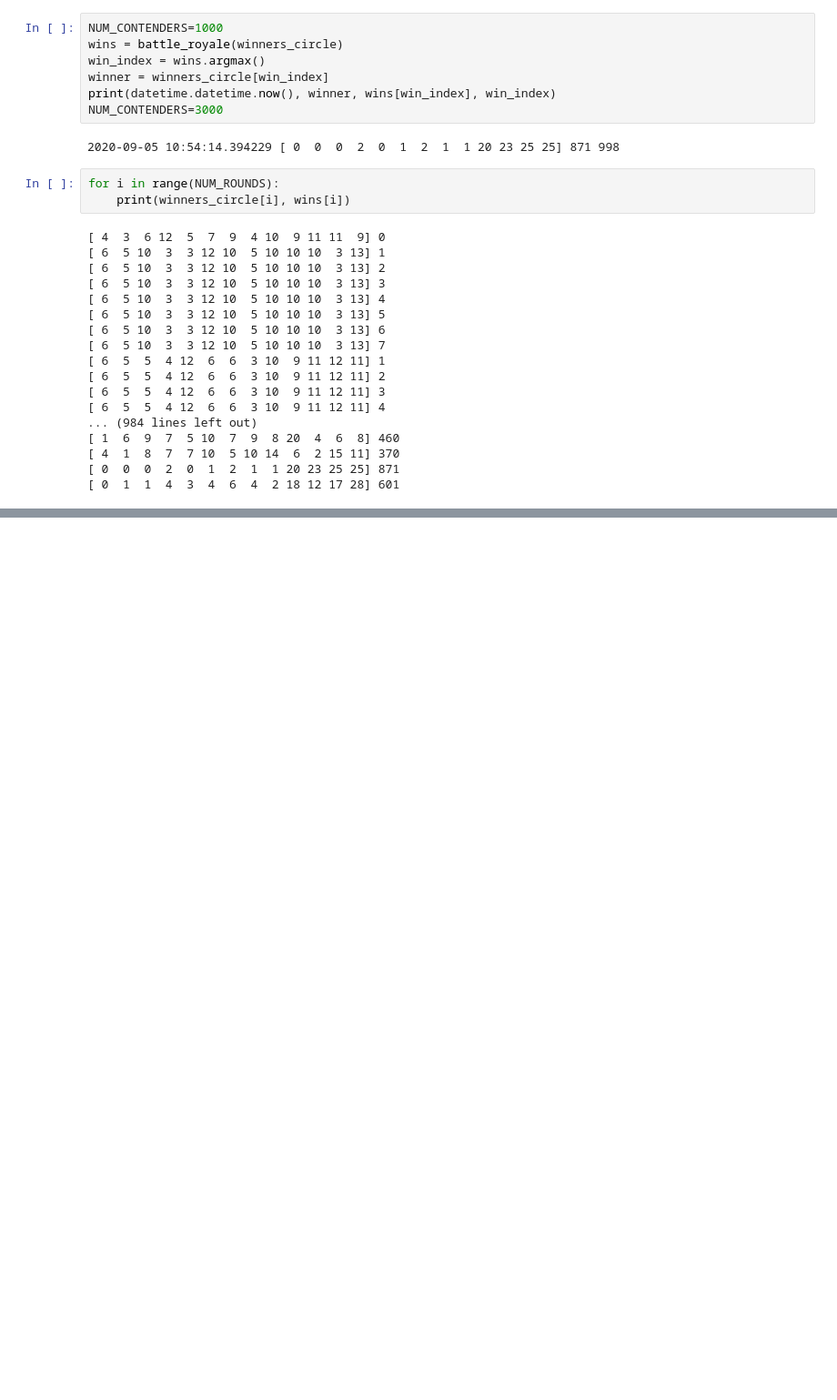
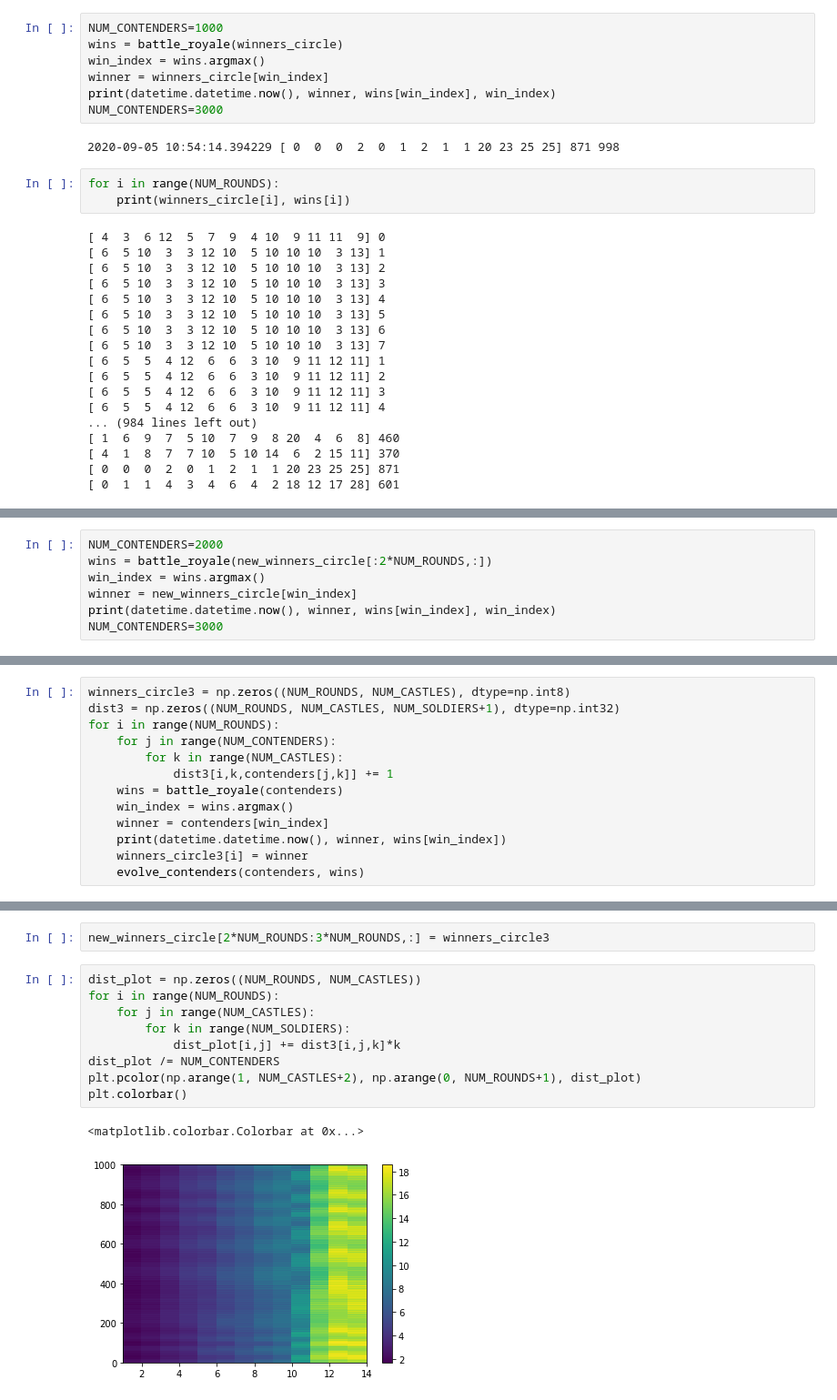
Before and after one commit to quantheory/RiddlerBattleV, a Jupyter notebook: RiddlerBattleV.ipynb, the cells around one changed output, grey strips where cells are left out. Shown at 91% size. Cells and saved outputs as stored; diff of their text form; blank space fills up the shorter version.

```diff
--- a/RiddlerBattleV.ipynb
+++ b/RiddlerBattleV.ipynb
@@ -189,0 +245,7 @@ for i in range(NUM_ROUNDS):
+# %%
+NUM_CONTENDERS=2000
+wins = battle_royale(new_winners_circle[:2*NUM_ROUNDS,:])
+win_index = wins.argmax()
+winner = new_winners_circle[win_index]
+print(datetime.datetime.now(), winner, wins[win_index], win_index)
+NUM_CONTENDERS=3000
@@ -189,0 +254,13 @@ for i in range(NUM_ROUNDS):
+# %%
+winners_circle3 = np.zeros((NUM_ROUNDS, NUM_CASTLES), dtype=np.int8)
+dist3 = np.zeros((NUM_ROUNDS, NUM_CASTLES, NUM_SOLDIERS+1), dtype=np.int32)
+for i in range(NUM_ROUNDS):
+    for j in range(NUM_CONTENDERS):
+        for k in range(NUM_CASTLES):
+            dist3[i,k,contenders[j,k]] += 1
+    wins = battle_royale(contenders)
+    win_index = wins.argmax()
+    winner = contenders[win_index]
+    print(datetime.datetime.now(), winner, wins[win_index])
+    winners_circle3[i] = winner
+    evolve_contenders(contenders, wins)
@@ -189,0 +285,14 @@ for i in range(NUM_ROUNDS):
+# %%
+new_winners_circle[2*NUM_ROUNDS:3*NUM_ROUNDS,:] = winners_circle3
+# %%
+dist_plot = np.zeros((NUM_ROUNDS, NUM_CASTLES))
+for i in range(NUM_ROUNDS):
+    for j in range(NUM_CASTLES):
+        for k in range(NUM_SOLDIERS):
+            dist_plot[i,j] += dist3[i,j,k]*k
+dist_plot /= NUM_CONTENDERS
+plt.pcolor(np.arange(1, NUM_CASTLES+2), np.arange(0, NUM_ROUNDS+1), dist_plot)
+plt.colorbar()
+# %% [output]
+<matplotlib.colorbar.Colorbar at 0x...>
+[figure, added]
```
Also changed, not shown: parts of 21 cells of this notebook.
